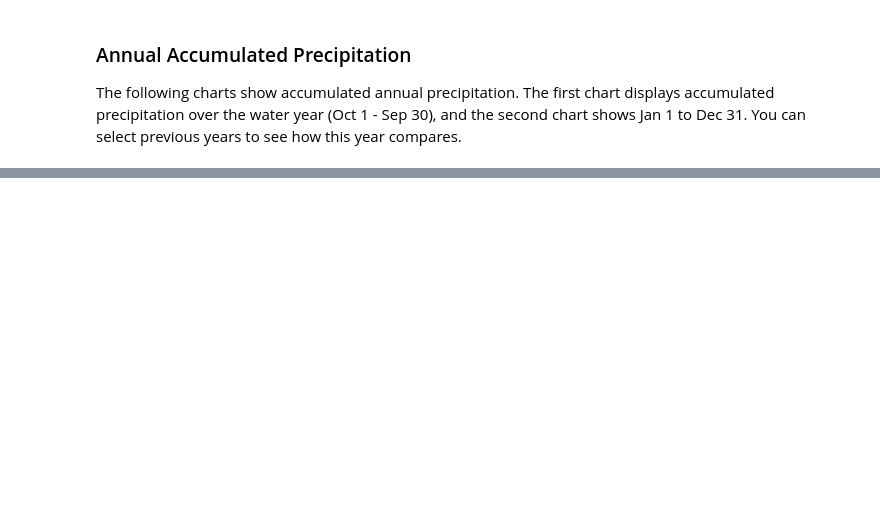
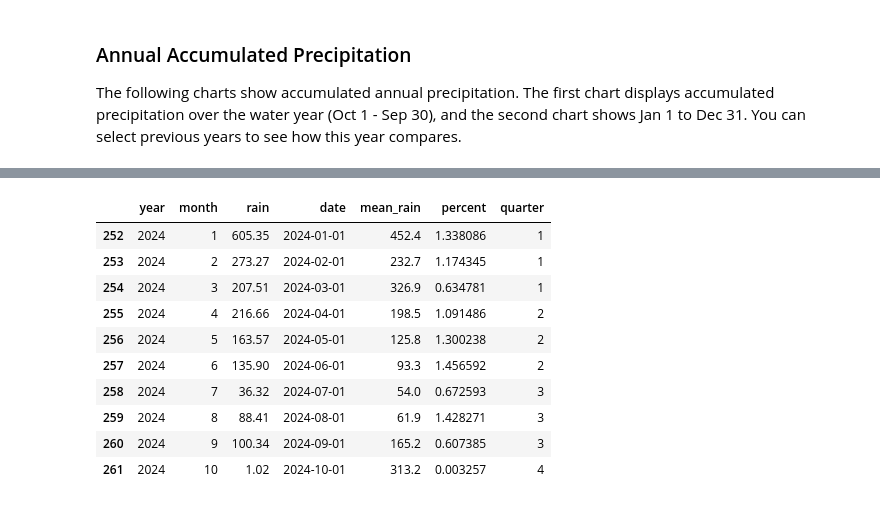
Before and after one commit to pmarshall24/climate-outlook, a Jupyter notebook: precip.ipynb, the cells around one changed output, grey strips where cells are left out. Cells and saved outputs as stored; diff of their text form; code cells hidden in the pictures; blank space fills up the shorter version.

```diff
--- a/precip.ipynb
+++ b/precip.ipynb
@@ -262,0 +573,36 @@ chart
+# %%
+# Filter the data for the current year (2023)
+qd_data_2023 = qd_monthly[qd_monthly['year'] == 2024]
+qd_data_all = qd_monthly[qd_monthly['year'] != 2024]
+
+qd_anomaly_chart = alt.Chart(qd_data_2023).mark_bar().encode(
+    y=alt.X('percent:Q', title=None, axis=alt.Axis(format='%'), scale=alt.Scale(domain=[0,1.8])),
+    x=alt.Y('monthdate(date):O', title=None, axis=alt.Axis(format='%b')),
+    color=alt.condition(
+        alt.datum.percent > 1,
+        alt.value("darkblue"),  # The positive color
+        alt.value("darkorange")  # The negative color
+    )
+).properties(width=500, height=250
+)
+
+rule1 = alt.Chart(pd.DataFrame({
+  'percent': ['1'],
+  'color': ['gray']
+})).mark_rule(opacity=0.8, strokeDash=[3,3]).encode(
+  x='percent:Q',
+  color=alt.Color('color:N', scale=None)
+)
+# Combine the two charts
+text_percent = qd_anomaly_chart.mark_text(
+    align='left',
+    baseline='middle',
+    size=10,
+    dx=-7,  # Nudges text to right so it doesn't appear on top of the bar
+    dy=-7
+).encode(
+    text=alt.Text('percent:Q', format='.0%'),  # Format as percentage
+)
+anomaly_text = qd_anomaly_chart + text_percent
+
+anomaly_text
@@ -262,0 +611,14 @@ chart
+# %%
+qd_data_2023
+# %% [output]
+|  | year | month | rain | date | mean_rain | percent | quarter |
+| 252 | 2024 | 1 | 605.35 | 2024-01-01 | 452.4 | 1.338086 | 1 |
+| 253 | 2024 | 2 | 273.27 | 2024-02-01 | 232.7 | 1.174345 | 1 |
+| 254 | 2024 | 3 | 207.51 | 2024-03-01 | 326.9 | 0.634781 | 1 |
+| 255 | 2024 | 4 | 216.66 | 2024-04-01 | 198.5 | 1.091486 | 2 |
+| 256 | 2024 | 5 | 163.57 | 2024-05-01 | 125.8 | 1.300238 | 2 |
+| 257 | 2024 | 6 | 135.90 | 2024-06-01 | 93.3 | 1.456592 | 2 |
+| 258 | 2024 | 7 | 36.32 | 2024-07-01 | 54.0 | 0.672593 | 3 |
+| 259 | 2024 | 8 | 88.41 | 2024-08-01 | 61.9 | 1.428271 | 3 |
+| 260 | 2024 | 9 | 100.34 | 2024-09-01 | 165.2 | 0.607385 | 3 |
+| 261 | 2024 | 10 | 1.02 | 2024-10-01 | 313.2 | 0.003257 | 4 |
```
Also changed, not shown: parts of 18 cells of this notebook, 57 other files.
